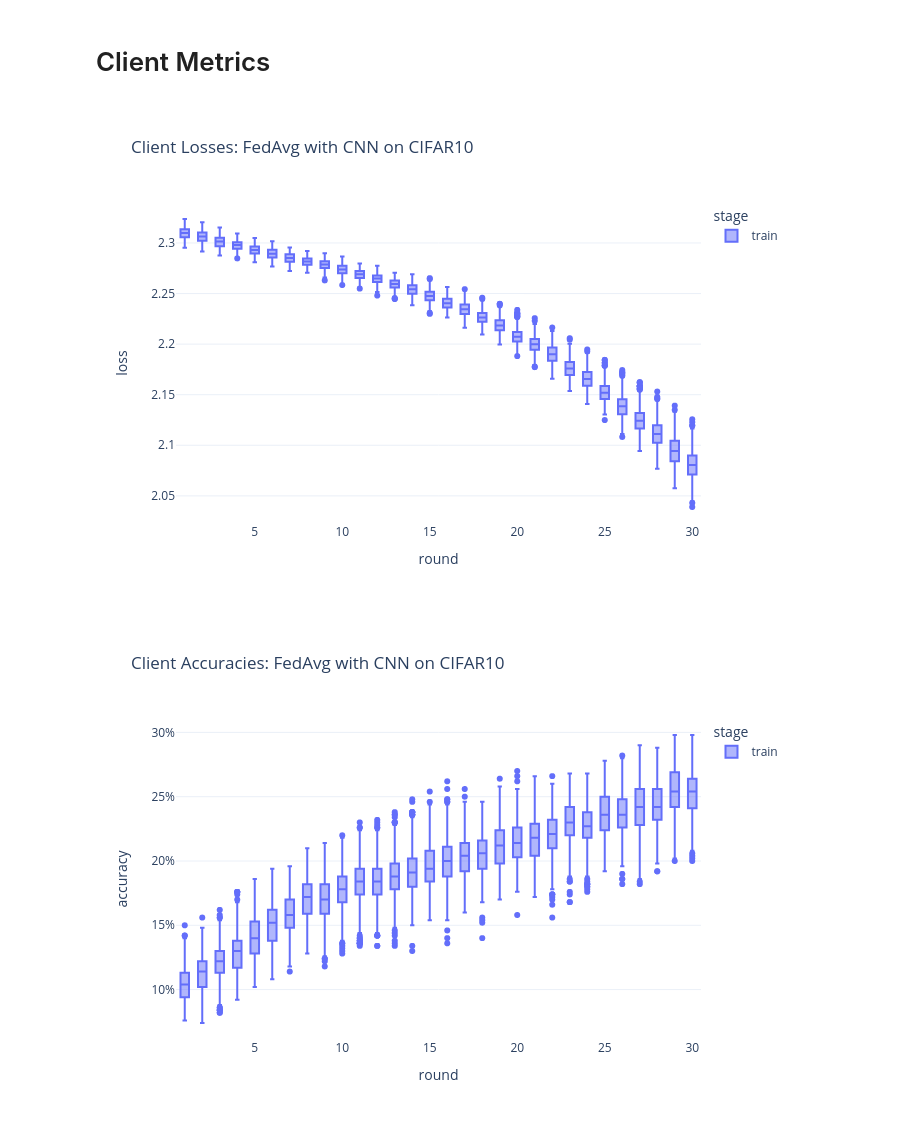
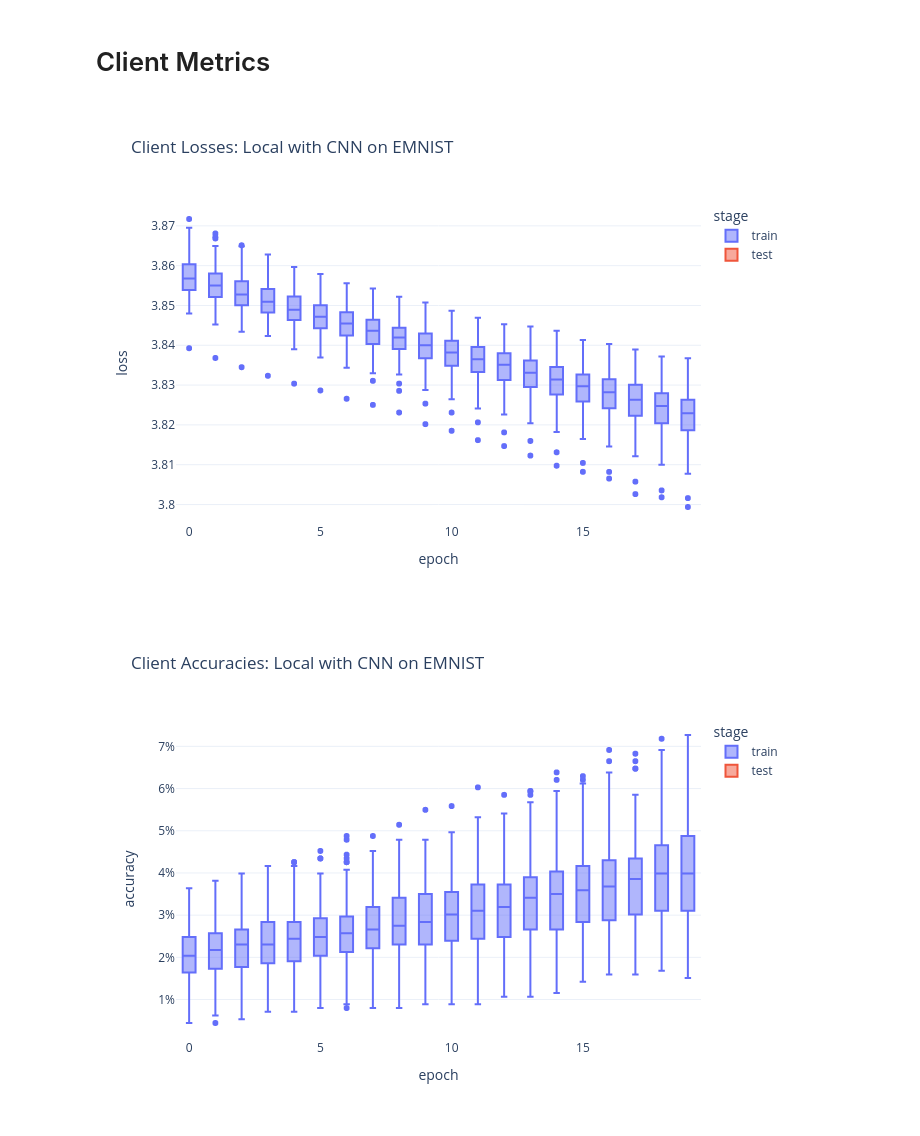
Before and after one commit to lmeinhold/client-benefit-contribution-cfl, a Jupyter notebook: notebooks/Run Evaluation.ipynb, the cells around one changed output. Cells and saved outputs as stored; diff of their text form; code cells hidden in the pictures.

Commit message:
Add EMNIST, local models for client benefit

```diff
--- a/notebooks/Run Evaluation.ipynb
+++ b/notebooks/Run Evaluation.ipynb
@@ -13,7 +13,7 @@ pio.templates.default = "plotly_white"
 from pathlib import Path
 # %%
 BASEDIR = "../output"
-RUN_ID = "1640b74d-5a38-4276-8f70-47cffa0bbcd7"
+RUN_ID = ("665bdc41-994a-4bdd-8a17-81b02df63039")
 # %%
 metadata_file =  Path(BASEDIR).joinpath(RUN_ID + "_meta.json")
 metrics_file =  Path(BASEDIR).joinpath(RUN_ID + "_metrics.json")
@@ -80,14 +80,14 @@ fig
 client_losses = client_metrics.query("metric_name == 'loss'")
 client_accuracies = client_metrics.query("metric_name == 'accuracy'")
 # %%
-px.box(client_losses, x="round", y="metric_value", color="stage", labels={"metric_value": "loss"},\
+px.box(client_losses, x="epoch", y="metric_value", color="stage", labels={"metric_value": "loss"},\
         title=f"""Client Losses: {metadata["algorithm"]} with {metadata["model"]} on {metadata["dataset"]}""")
 # %% [output]
-[figure, old version]
+[figure, new version]
 # %%
-fig = px.box(client_accuracies, x="round", y="metric_value", color="stage", labels={"metric_value": "accuracy"}, \
+fig = px.box(client_accuracies, x="epoch", y="metric_value", color="stage", labels={"metric_value": "accuracy"}, \
               title=f"""Client Accuracies: {metadata["algorithm"]} with {metadata["model"]} on {metadata["dataset"]}""")
 fig.update_layout(yaxis_tickformat=".0%")
 fig
 # %% [output]
-[figure, old version]
+[figure, new version]
```
Also changed, not shown: parts of 5 cells of this notebook, 9 other files.
